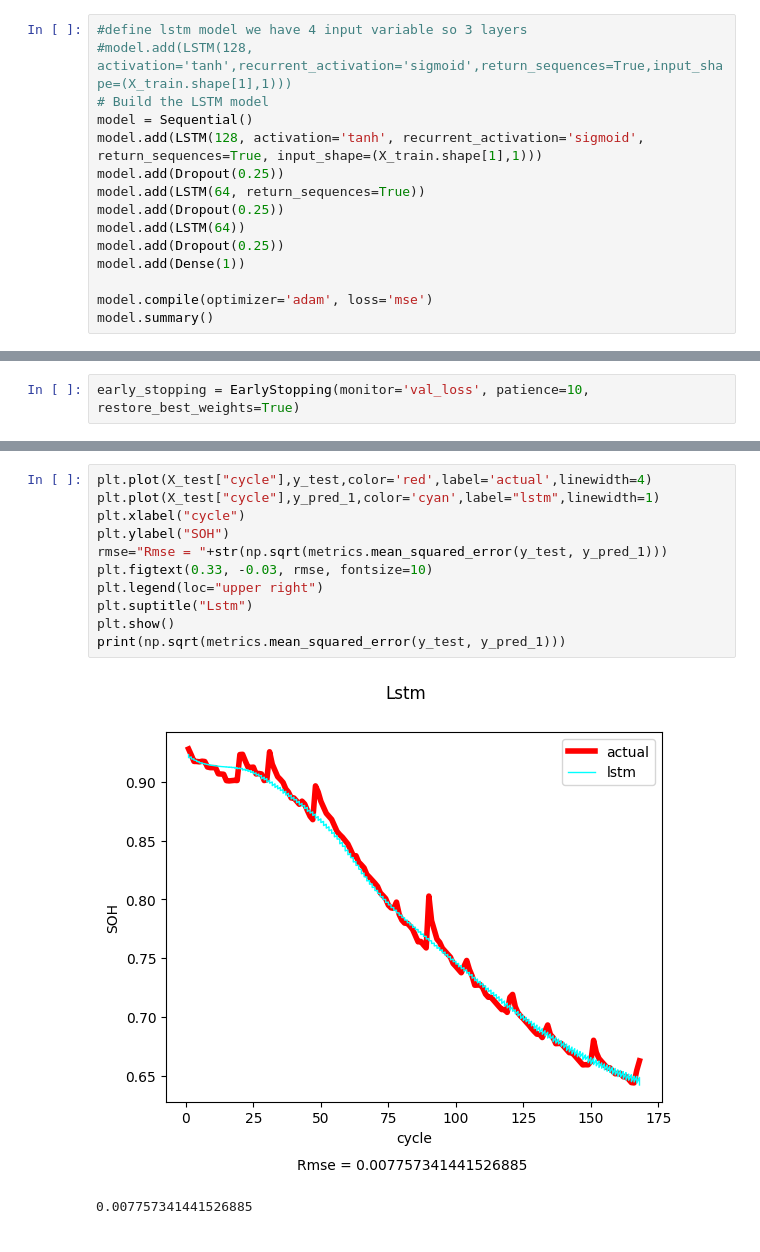
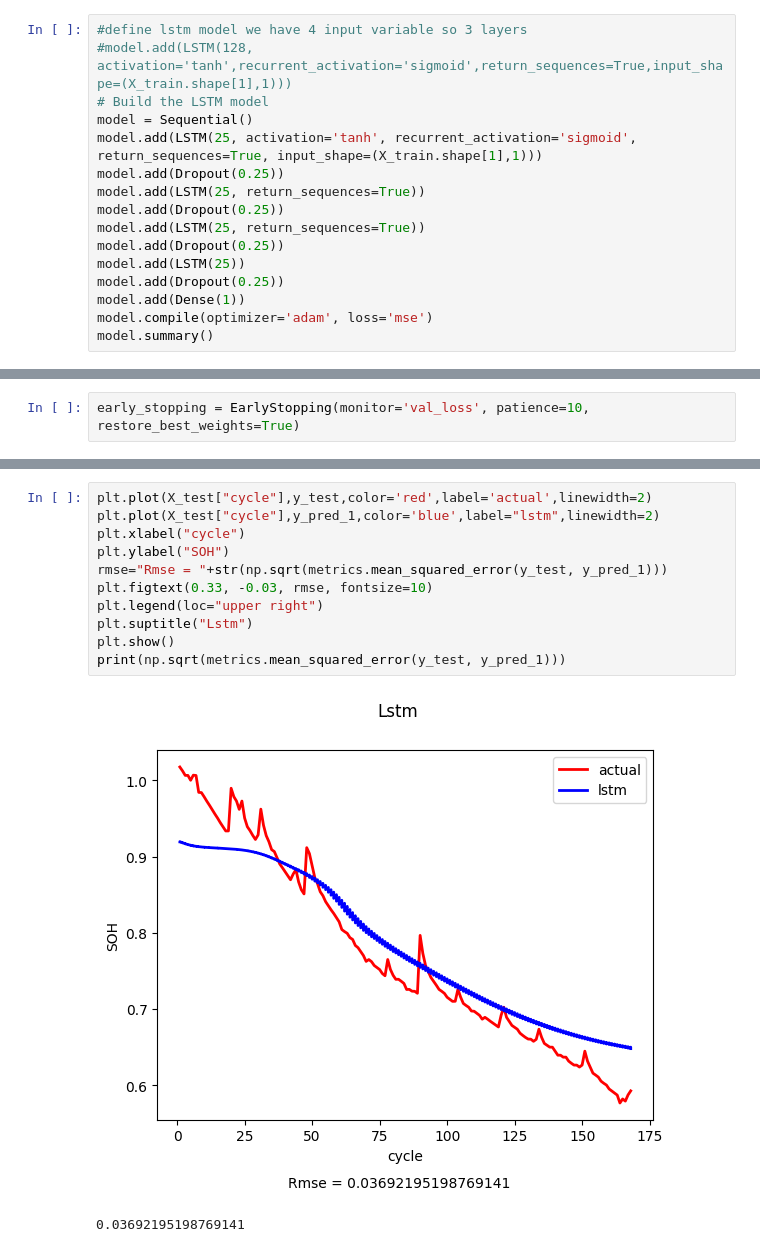
Before and after one commit to Tarakesh-sampath/State-of-Health-Estimation-Battery, a Jupyter notebook: Models/lstm.ipynb, the cells around one changed output, grey strips where cells are left out. Saved outputs shown, nothing was run; the diff lists cells and outputs as text.

```diff
--- a/Models/lstm.ipynb
+++ b/Models/lstm.ipynb
@@ -103,14 +136,15 @@ y_test = y_test.sort_index(axis=0)
 #model.add(LSTM(128, activation='tanh',recurrent_activation='sigmoid',return_sequences=True,input_shape=(X_train.shape[1],1)))
 # Build the LSTM model
 model = Sequential()
-model.add(LSTM(128, activation='tanh', recurrent_activation='sigmoid', return_sequences=True, input_shape=(X_train.shape[1],1)))
+model.add(LSTM(25, activation='tanh', recurrent_activation='sigmoid', return_sequences=True, input_shape=(X_train.shape[1],1)))
 model.add(Dropout(0.25))
-model.add(LSTM(64, return_sequences=True))
+model.add(LSTM(25, return_sequences=True))
 model.add(Dropout(0.25))
-model.add(LSTM(64))
+model.add(LSTM(25, return_sequences=True))
+model.add(Dropout(0.25))
+model.add(LSTM(25))
 model.add(Dropout(0.25))
 model.add(Dense(1))
-
 model.compile(optimizer='adam', loss='mse')
 model.summary()
 # %% [output]
@@ -165,16 +199,16 @@ y_pred_1 = model.predict(X_test, verbose=1)
 # %%
-plt.plot(X_test["cycle"],y_test,color='red',label='actual',linewidth=4)
-plt.plot(X_test["cycle"],y_pred_1,color='cyan',label="lstm",linewidth=1)
+plt.plot(X_test["cycle"],y_test,color='red',label='actual',linewidth=2)
+plt.plot(X_test["cycle"],y_pred_1,color='blue',label="lstm",linewidth=2)
 plt.xlabel("cycle")
 plt.ylabel("SOH")
 rmse="Rmse = "+str(np.sqrt(metrics.mean_squared_error(y_test, y_pred_1)))
 plt.figtext(0.33, -0.03, rmse, fontsize=10)
 plt.legend(loc="upper right")
 plt.suptitle("Lstm")
 plt.show()
 print(np.sqrt(metrics.mean_squared_error(y_test, y_pred_1)))
 # %% [output]
-[figure, old version]
+[figure, new version]
-0.007757341441526885
+0.03692195198769141
 # %%
 0.00869657655332687
```
Also changed, not shown: parts of 10 cells of this notebook, 4 other files.
